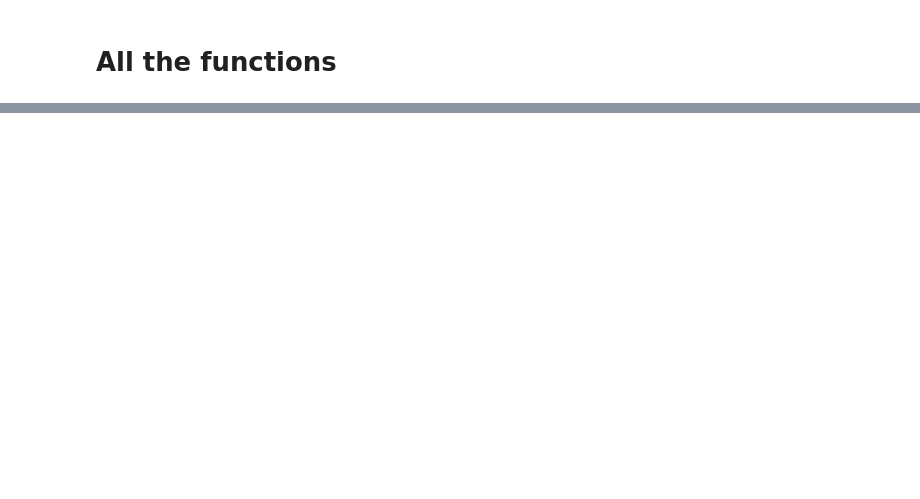
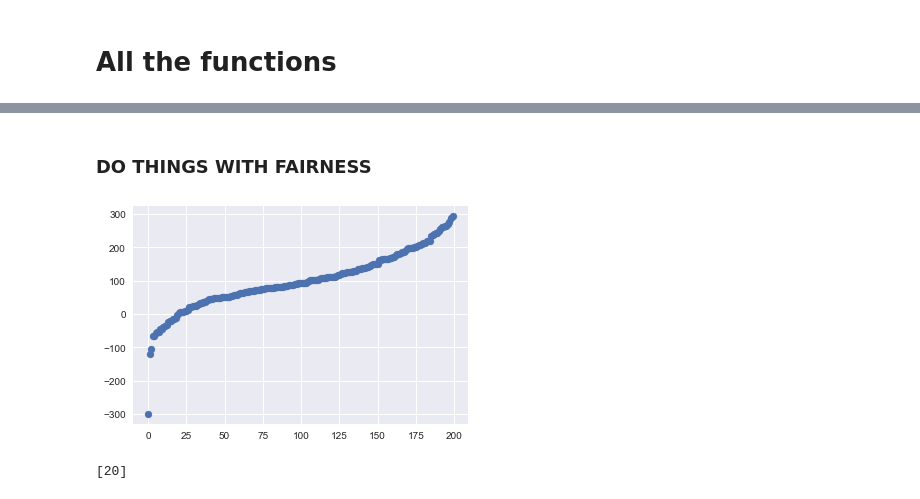
Before and after one commit to amorisot/AI-Fairness, a Jupyter notebook: long-run-evolution.ipynb, the cells around one changed output, grey strips where cells are left out. Drawn from its saved outputs; the diff is of its cells as text; code cells hidden in the pictures; blank space fills up the shorter version.

Commit message:
new long run plots

```diff
--- a/long-run-evolution.ipynb
+++ b/long-run-evolution.ipynb
@@ -625,0 +173,2 @@ far= 24.36715 || close= 9.1381 || medium= 10.96185
+# %%
+b_neutral, o_neutral, bwd_neutral, owd_neutral, mb, mo = create_blues_and_oranges()
@@ -625,0 +178,5 @@ far= 24.36715 || close= 9.1381 || medium= 10.96185
+# %%
+b_unfair = np.copy(b_neutral)
+o_unfair = np.copy(o_neutral)
+bwd_unfair = np.copy(bwd_neutral)
+owd_unfair = np.copy(owd_neutral)
@@ -625,0 +265,15 @@ far= 24.36715 || close= 9.1381 || medium= 10.96185
+# %% [markdown]
+### DO THINGS WITH FAIRNESS
+# %%
+b_fair = np.copy(b_neutral)
+o_fair = np.copy(o_neutral)
+bwd_fair = np.copy(bwd_neutral)
+owd_fair = np.copy(owd_neutral)
+# %%
+number_of_iterations = 2
+history_blue_fair = np.zeros((number_of_iterations+1, 1000))
+history_orange_fair = np.zeros((number_of_iterations+1, 1000))
+cutoff_history_fair=np.zeros((number_of_iterations,2))
+
+history_blue_fair[0]=b_fair
+history_orange_fair[0]=o_fair
@@ -625,0 +357,7 @@ far= 24.36715 || close= 9.1381 || medium= 10.96185
+# %%
+plt.scatter(np.arange(200),np.sort(credit_score_hist, axis=0))
+plt.show()
+print(sum(credit_score_hist < 0))
+# %% [output]
+[figure, added]
+[20]
```
Also changed, not shown: parts of 69 cells of this notebook, 11 other files.
